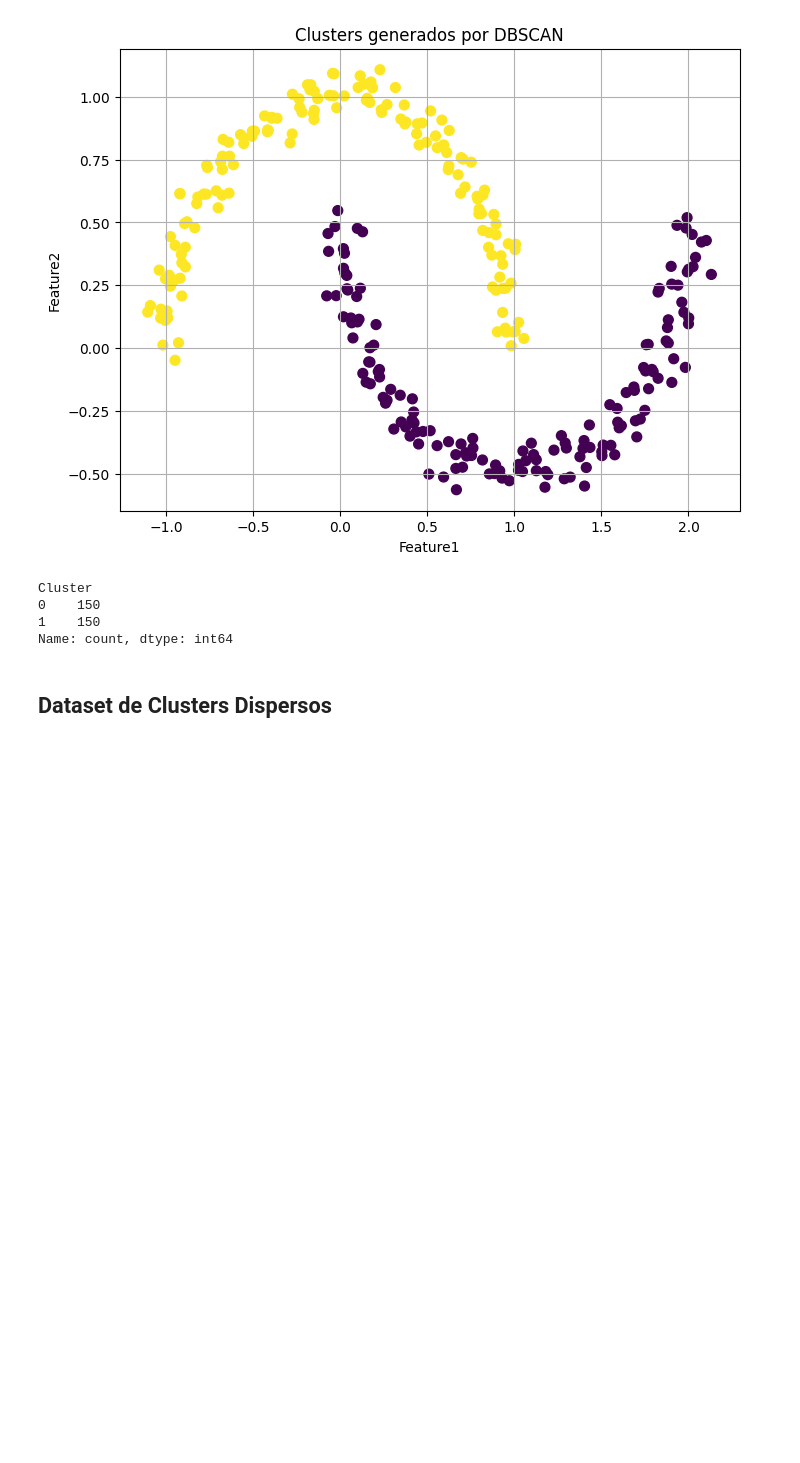
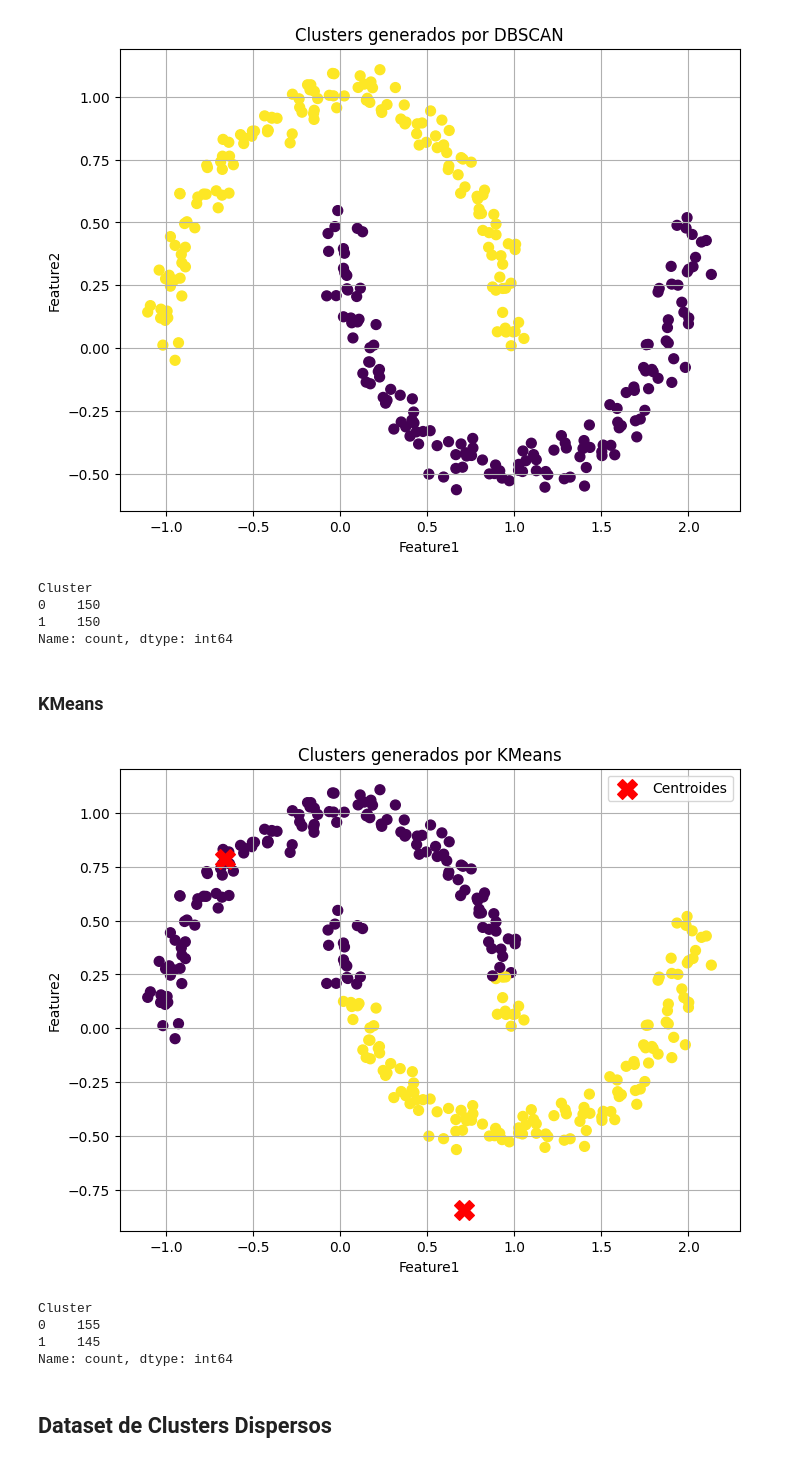
Before and after one commit to davidmelendeza/CI-0163_LaboratoriosCompartidos, a Jupyter notebook: Lab11/Laboratorio_11_Segmentación.ipynb, the cells around one changed output. Saved outputs shown, nothing was run; the diff lists cells and outputs as text; code cells hidden in the pictures; blank space fills up the shorter version.

Commit message:
Added KMeans results

```diff
--- a/Lab11/Laboratorio_11_Segmentación.ipynb
+++ b/Lab11/Laboratorio_11_Segmentación.ipynb
@@ -61,6 +80,40 @@ Cluster
 0    150
 1    150
 Name: count, dtype: int64
+# %% [markdown]
+### KMeans
+# %%
+# Escalamiento
+scaler = StandardScaler()
+X_scaled = scaler.fit_transform(df_lunas)
+
+# Aplicar KMeans (elige k clusters)
+k = 2
+kmeans = KMeans(n_clusters=k, random_state=0)
+clusters = kmeans.fit_predict(X_scaled)
+
+# Agregar etiquetas al DataFrame
+df_lunas['Cluster'] = clusters
+
+# Visualizar los resultados
+plt.figure(figsize=(8, 6))
+plt.scatter(df_lunas['Feature1'], df_lunas['Feature2'], c=df_lunas['Cluster'], cmap='viridis', s=50)
+plt.scatter(kmeans.cluster_centers_[:, 0], kmeans.cluster_centers_[:, 1], c='red', s=200, marker='X', label='Centroides')
+plt.title('Clusters generados por KMeans')
+plt.xlabel('Feature1')
+plt.ylabel('Feature2')
+plt.grid(True)
+plt.legend()
+plt.show()
+
+# Ver cuántos puntos hay en cada cluster
+print(df_lunas['Cluster'].value_counts().sort_index())
+# %% [output]
+[figure, added]
+Cluster
+0    155
+1    145
+Name: count, dtype: int64
 # %% [markdown]
 ## Dataset de Clusters Dispersos
 # %% [markdown]
```
Also changed, not shown: parts of 5 cells of this notebook.
